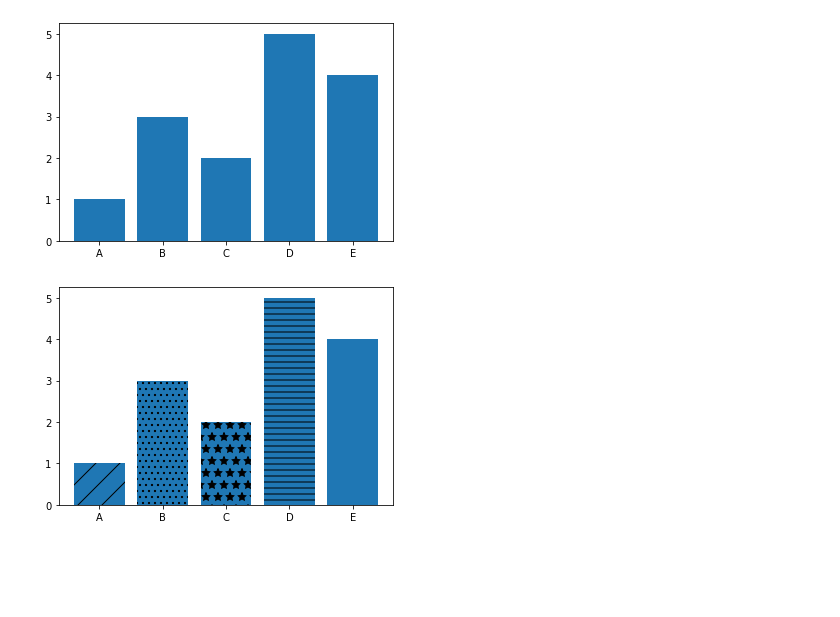
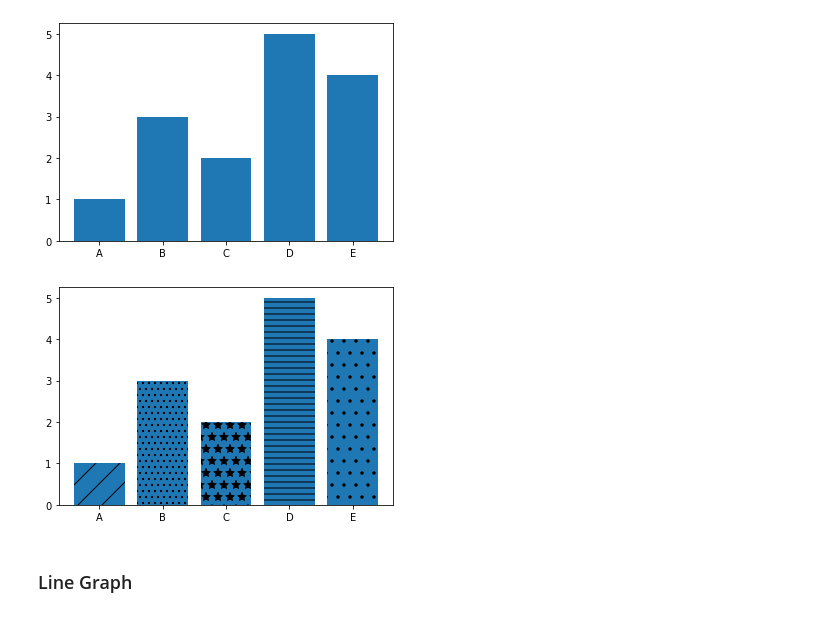
Before and after one commit to ShadmanRana/Matplotlib, a Jupyter notebook: basic_mlp.ipynb, the cells around one changed output. Cells and saved outputs as stored; diff of their text form; code cells hidden in the pictures; blank space fills up the shorter version.

```diff
--- a/basic_mlp.ipynb
+++ b/basic_mlp.ipynb
@@ -46,13 +46,15 @@ plt.show()
 # %%
 lavels = ['A','B','C','D','E']
 values = [1,3,2,5,4]
 
 bars = plt.bar(lavels,values)
 bars[0].set_hatch('/')
 bars[1].set_hatch('..')
 bars[2].set_hatch('*')
 bars[3].set_hatch('--')
-bars[4]
+bars[4].set_hatch('.')
 plt.show()
 # %% [output]
-[figure, old version]
+[figure, new version]
+# %% [markdown]
+### Line Graph
```
Also changed, not shown: parts of 1 cell of this notebook, 2 other files.
